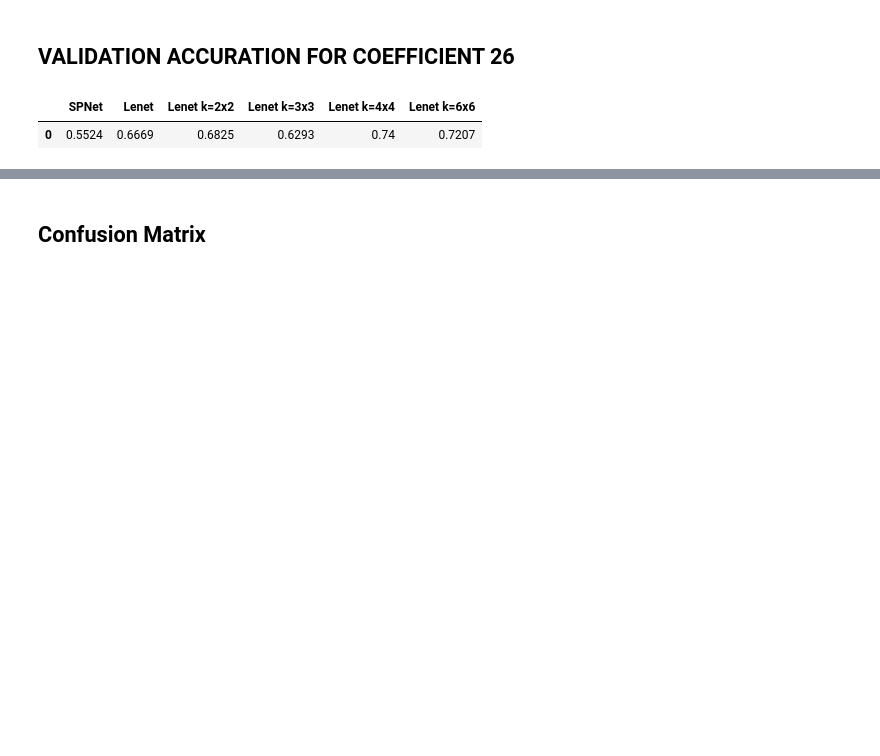
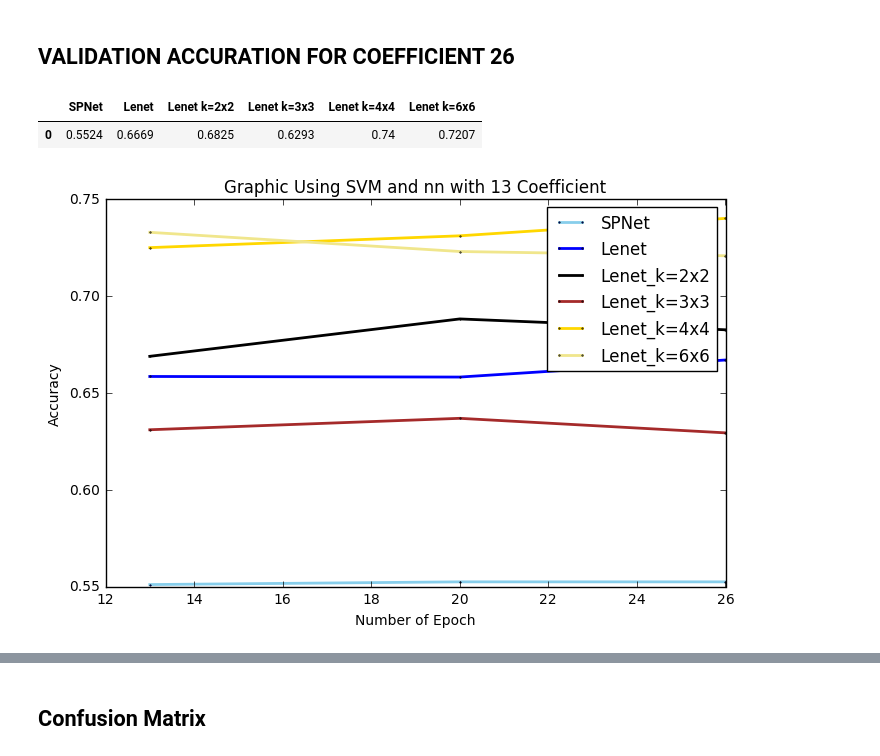
Before and after one commit to iss14036/Single-Word-Recognition-with-CNN, a Jupyter notebook: CNN.ipynb, the cells around one changed output, grey strips where cells are left out. Cells and saved outputs as stored; diff of their text form; code cells hidden in the pictures; blank space fills up the shorter version.

```diff
--- a/CNN.ipynb
+++ b/CNN.ipynb
@@ -622,3 +616,32 @@ tabel_acc26_val
 # %% [output]
 |  | SPNet | Lenet | Lenet k=2x2 | Lenet k=3x3 | Lenet k=4x4 | Lenet k=6x6 |
 | 0 | 0.5524 | 0.6669 | 0.6825 | 0.6293 | 0.74 | 0.7207 |
+# %%
+sp_graph = {}
+lenet_graph = {}
+lenet2_graph = {}
+lenet3_graph = {}
+lenet4_graph = {}
+lenet6_graph = {}
+sp_graph[13] = 0.551; lenet_graph[13] = 0.6584; lenet2_graph[13] = 0.6688; lenet3_graph[13] = 0.6309; lenet4_graph[13] = 0.7249; lenet6_graph[13] = 0.7328;
+sp_graph[20] = 0.5524; lenet_graph[20] = 0.6581; lenet2_graph[20] = 0.6881; lenet3_graph[20] = 0.6368; lenet4_graph[20] = 0.731; lenet6_graph[20] = 0.7229;
+sp_graph[26] = 0.5524; lenet_graph[26] = 0.6669; lenet2_graph[26] = 0.6825; lenet3_graph[26] = 0.6293; lenet4_graph[26] = 0.74; lenet6_graph[26] = 0.7207;
+# %%
+# Data
+df=pd.DataFrame({'x': sp_graph.keys(), 'SPNet': sp_graph.values(), 'Lenet': lenet_graph.values(), 'Lenet_k=2x2':lenet2_graph.values(), 'Lenet_k=3x3':lenet3_graph.values(), 'Lenet_k=4x4':lenet4_graph.values(), 'Lenet_k=6x6':lenet6_graph.values()})
+
+# multiple line plot
+plt.figure(figsize=(8,5))
+plt.plot( 'x', 'SPNet', data=df, marker='o', markerfacecolor='blue', markersize=1, color='skyblue', linewidth=2)
+plt.plot( 'x', 'Lenet', data=df, marker='o', markerfacecolor='blue', markersize=1, color='blue', linewidth=2)
+plt.plot( 'x', 'Lenet_k=2x2', data=df, marker='o', markerfacecolor='black', markersize=1, color='black', linewidth=2)
+plt.plot( 'x', 'Lenet_k=3x3', data=df, marker='o', markerfacecolor='brown', markersize=1, color='brown', linewidth=2)
+plt.plot( 'x', 'Lenet_k=4x4', data=df, marker='o', markerfacecolor='gold', markersize=1, color='gold', linewidth=2)
+plt.plot( 'x', 'Lenet_k=6x6', data=df, marker='o', markerfacecolor='khaki', markersize=1, color='khaki', linewidth=2)
+plt.title('Graphic Using SVM and nn with 13 Coefficient')
+plt.xlabel('Number of Epoch')
+plt.ylabel('Accuracy')
+plt.legend()
+plt.show()
+# %% [output]
+[figure, added]
```
Also changed, not shown: parts of 12 cells of this notebook.
